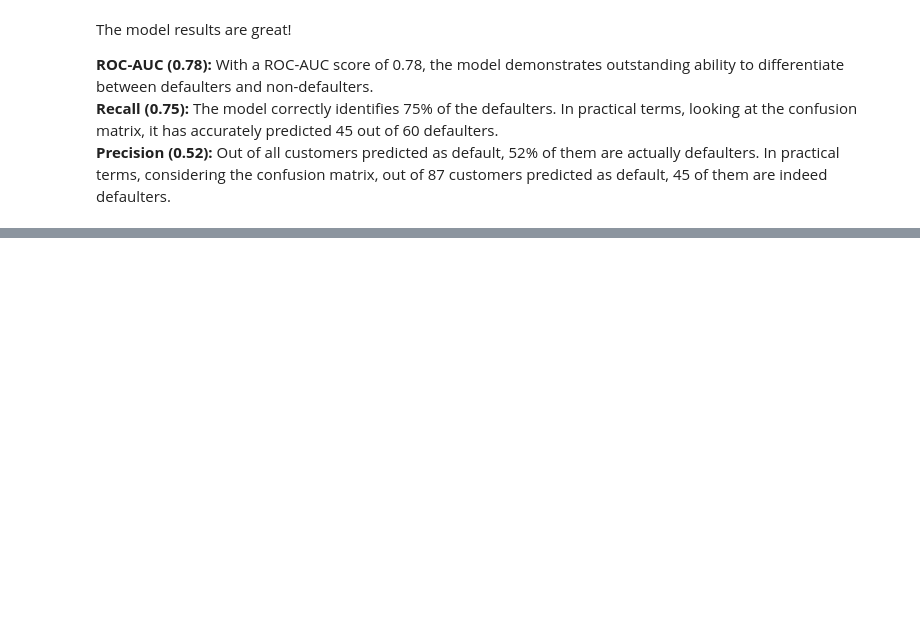
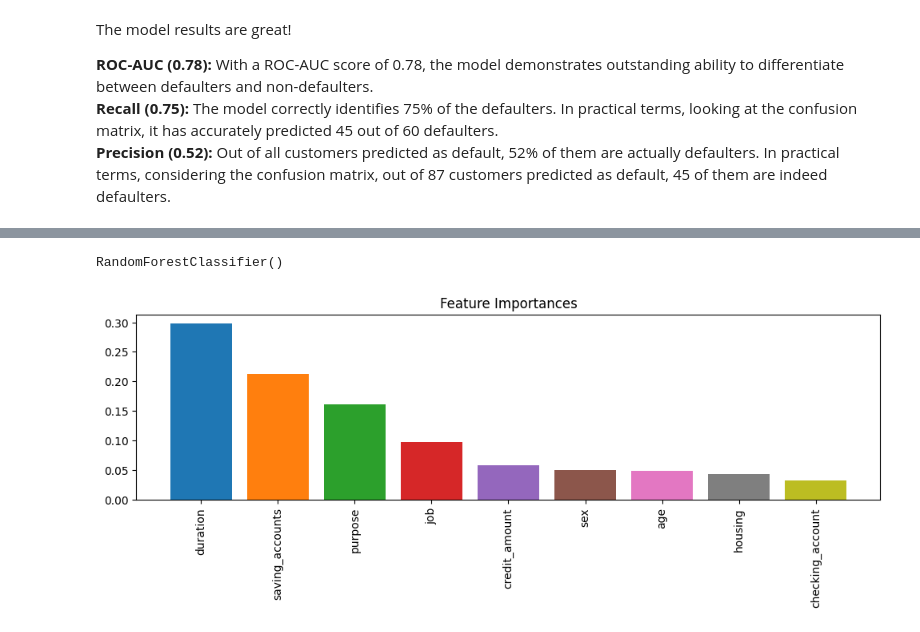
Before and after one commit to allmeidaapedro/Credit-Scoring-German-Bank, a Jupyter notebook: notebooks/2. Modelling.ipynb, the cells around one changed output, grey strips where cells are left out. Drawn from its saved outputs; the diff is of its cells as text; code cells hidden in the pictures; blank space fills up the shorter version.

```diff
--- a/notebooks/2. Modelling.ipynb
+++ b/notebooks/2. Modelling.ipynb
@@ -458,0 +463,9 @@ The model results are great!
+# %%
+rf_clf = RandomForestClassifier()
+rf_clf.fit(X_train_prepared_ordinal_target, y_train)
+# %% [output]
+RandomForestClassifier()
+# %%
+plot_feature_importances(rf_clf, X_train)
+# %% [output]
+[figure, added]
```
Also changed, not shown: parts of 2 cells of this notebook, 2 other files.
